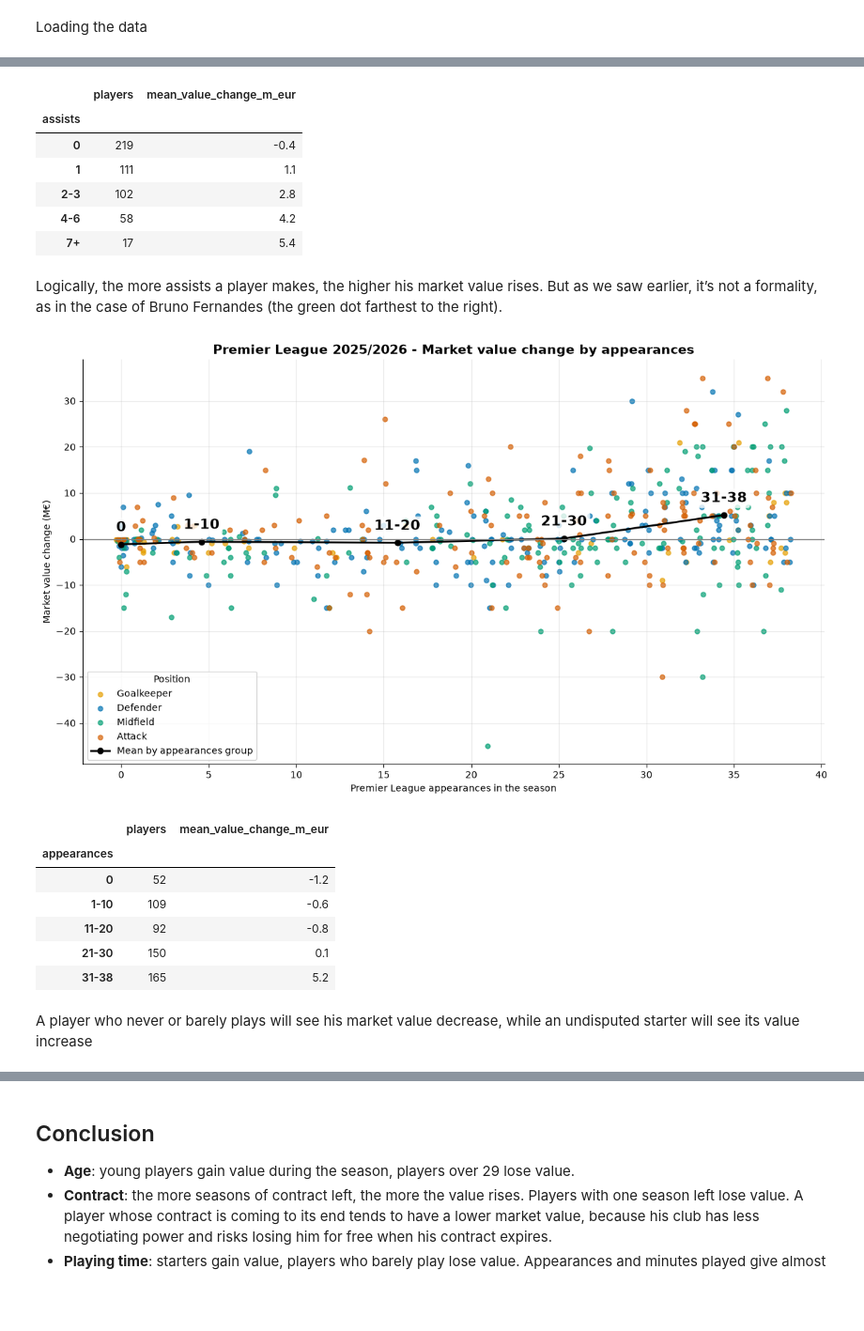
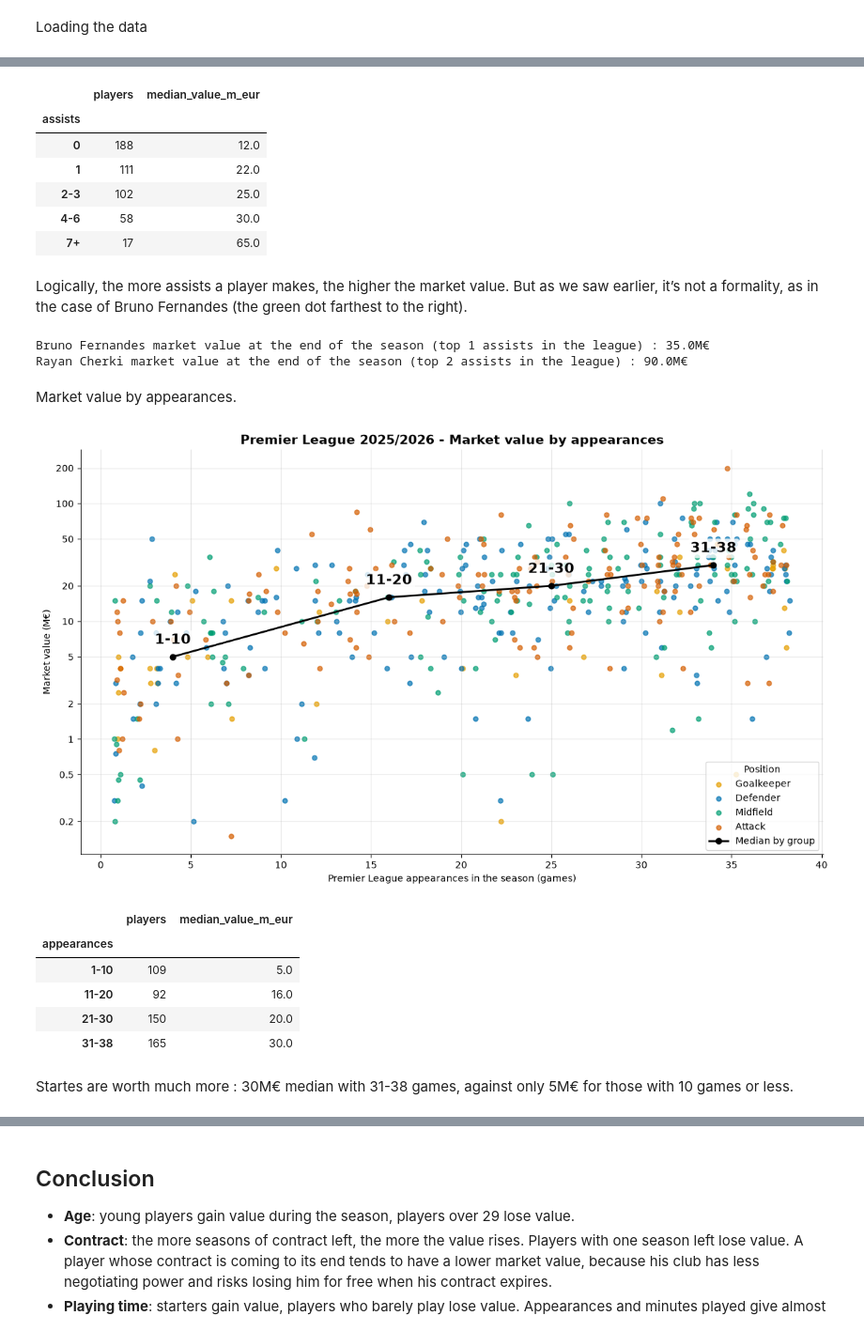
Before and after one commit to htm21/premier-league-market-value, a Jupyter notebook: notebooks/04_combined_analysis.ipynb, the cells around one changed output, grey strips where cells are left out. Shown at 94% size. Saved outputs shown, nothing was run; the diff lists cells and outputs as text; code cells hidden in the pictures; blank space fills up the shorter version.

```diff
--- a/notebooks/04_combined_analysis.ipynb
+++ b/notebooks/04_combined_analysis.ipynb
@@ -224,62 +221,81 @@ plt.show()
 # %%
 outfield_players.groupby(assist_groups, observed=True).agg(
     players=("player_id", "count"),
-    mean_value_change_m_eur=("value_change_eur", lambda x: round(x.mean() / 1e6, 1)),
+    median_value_m_eur=("value_end_eur", lambda x: round(x.median() / 1e6, 1)),
 )
 # %% [output]
-|  | players | mean_value_change_m_eur |
+|  | players | median_value_m_eur |
 | assists |  |  |
-| 0 | 219 | -0.4 |
-| 1 | 111 | 1.1 |
-| 2-3 | 102 | 2.8 |
-| 4-6 | 58 | 4.2 |
-| 7+ | 17 | 5.4 |
+| 0 | 188 | 12.0 |
+| 1 | 111 | 22.0 |
+| 2-3 | 102 | 25.0 |
+| 4-6 | 58 | 30.0 |
+| 7+ | 17 | 65.0 |
 # %% [markdown]
-Logically, the more assists a player makes, the higher his market value rises. But as we saw earlier, it’s not a formality, as in the case of Bruno Fernandes (the green dot farthest to the right).
+Logically, the more assists a player makes, the higher the market value. But as we saw earlier, it’s not a formality, as in the case of Bruno Fernandes (the green dot farthest to the right).
+# %%
+value_fernandes = pl_players_2025_26.loc[
+    pl_players_2025_26["name"] == "Bruno Fernandes",
+    "value_end_eur"
+].iloc[0]
+
+value_cherki = pl_players_2025_26.loc[
+    pl_players_2025_26["name"] == "Rayan Cherki",
+    "value_end_eur"
+].iloc[0]
+
+print(f"Bruno Fernandes market value at the end of the season (top 1 assists in the league) : {value_fernandes/1e6}M€")
+print(f"Rayan Cherki market value at the end of the season (top 2 assists in the league) : {value_cherki/1e6}M€")
+# %% [output]
+Bruno Fernandes market value at the end of the season (top 1 assists in the league) : 35.0M€
+Rayan Cherki market value at the end of the season (top 2 assists in the league) : 90.0M€
+# %% [markdown]
+Market value by appearances.
 # %%
-appearances_groups = pd.cut(pl_players_2025_26["appearances"], bins=[-1, 0, 10, 20, 30, 38], labels=["0", "1-10", "11-20", "21-30", "31-38"])
-mean_by_appearances_group = pl_players_2025_26.groupby(appearances_groups, observed=True).agg(
-    appearances=("appearances", "mean"), value_change_eur=("value_change_eur", "mean")
+appearances_groups = pd.cut(pl_players_2025_26["appearances"], bins=[0, 10, 20, 30, 38], labels=["1-10", "11-20", "21-30", "31-38"])
+median_by_appearances_groups = pl_players_2025_26.groupby(appearances_groups, observed=True).agg(
+    appearances=("appearances", "median"), value_end_eur=("value_end_eur", "median")
 )
 
 # Small horizontal shift of the points, so the players with the same number of appearances do not hide each other.
 jitter = np.random.default_rng(0).uniform(-0.3, 0.3, len(pl_players_2025_26))
 
 fig, ax = plt.subplots(figsize=(12, 7))
 for pos in positions:
     is_pos = (pl_players_2025_26["position"] == pos).to_numpy()
     p = pl_players_2025_26[is_pos]
-    ax.scatter(p["appearances"] + jitter[is_pos], p["value_change_eur"] / 1e6, color=colors[pos], s=25, alpha=0.7, label=pos)
+    ax.scatter(p["appearances"] + jitter[is_pos], p["value_end_eur"] / 1e6, color=colors[pos], s=25, alpha=0.7, label=pos)
 
-ax.plot(mean_by_appearances_group["appearances"], mean_by_appearances_group["value_change_eur"] / 1e6, color="black", linewidth=2, marker="o", label="Mean by appearances group")
-for group, row in mean_by_appearances_group.iterrows():
-    ax.annotate(group, (row["appearances"], row["value_change_eur"] / 1e6), textcoords="offset points", xytext=(0, 14), ha="center", fontsize=15, fontweight="bold", color="black",
+ax.plot(median_by_appearances_groups["appearances"], median_by_appearances_groups["value_end_eur"] / 1e6, color="black", linewidth=2, marker="o", label="Median by group")
+for group, row in median_by_appearances_groups.iterrows():
+    ax.annotate(group, (row["appearances"], row["value_end_eur"] / 1e6), textcoords="offset points", xytext=(0, 14), ha="center", fontsize=15, fontweight="bold", color="black",
                 bbox=dict(boxstyle="round,pad=0.2", facecolor="white", edgecolor="none", alpha=0.8))
 
-ax.axhline(0, color="grey", linewidth=1)
-ax.set_xlabel("Premier League appearances in the season")
-ax.set_ylabel("Market value change (M€)")
-ax.set_title("Premier League 2025/2026 - Market value change by appearances", fontsize=14, fontweight="bold")
-ax.legend(loc="lower left", title="Position")
+ax.set_xlabel("Premier League appearances in the season (games)")
+ax.set_ylabel("Market value (M€)")
+ax.set_title("Premier League 2025/2026 - Market value by appearances", fontsize=14, fontweight="bold")
+ax.legend(loc="lower right", title="Position")
+ax.set_yscale("log")
+ax.set_yticks(VALUE_TICKS, [f"{t:g}" for t in VALUE_TICKS])
+ax.minorticks_off()
 ax.spines[["top", "right"]].set_visible(False)
 ax.grid(alpha=0.3)
 plt.tight_layout()
-fig.savefig(reports_figures / "appearances_vs_value_change.png", dpi=150)
+fig.savefig(reports_figures / "appearances_vs_value.png", dpi=150)
 plt.show()
 # %% [output]
-[figure, old version]
+[figure, new version]
 # %%
 pl_players_2025_26.groupby(appearances_groups, observed=True).agg(
     players=("player_id", "count"),
-    mean_value_change_m_eur=("value_change_eur", lambda x: round(x.mean() / 1e6, 1)),
+    median_value_m_eur=("value_end_eur", lambda x: round(x.median() / 1e6, 1)),
 )
 # %% [output]
-|  | players | mean_value_change_m_eur |
+|  | players | median_value_m_eur |
 | appearances |  |  |
-| 0 | 52 | -1.2 |
-| 1-10 | 109 | -0.6 |
-| 11-20 | 92 | -0.8 |
-| 21-30 | 150 | 0.1 |
-| 31-38 | 165 | 5.2 |
+| 1-10 | 109 | 5.0 |
+| 11-20 | 92 | 16.0 |
+| 21-30 | 150 | 20.0 |
+| 31-38 | 165 | 30.0 |
 # %% [markdown]
-A player who never or barely plays will see his market value decrease, while an undisputed starter will see its value increase
+Startes are worth much more : 30M€ median with 31-38 games, against only 5M€ for those with 10 games or less.
```
Also changed, not shown: parts of 38 cells of this notebook, 9 other files.
